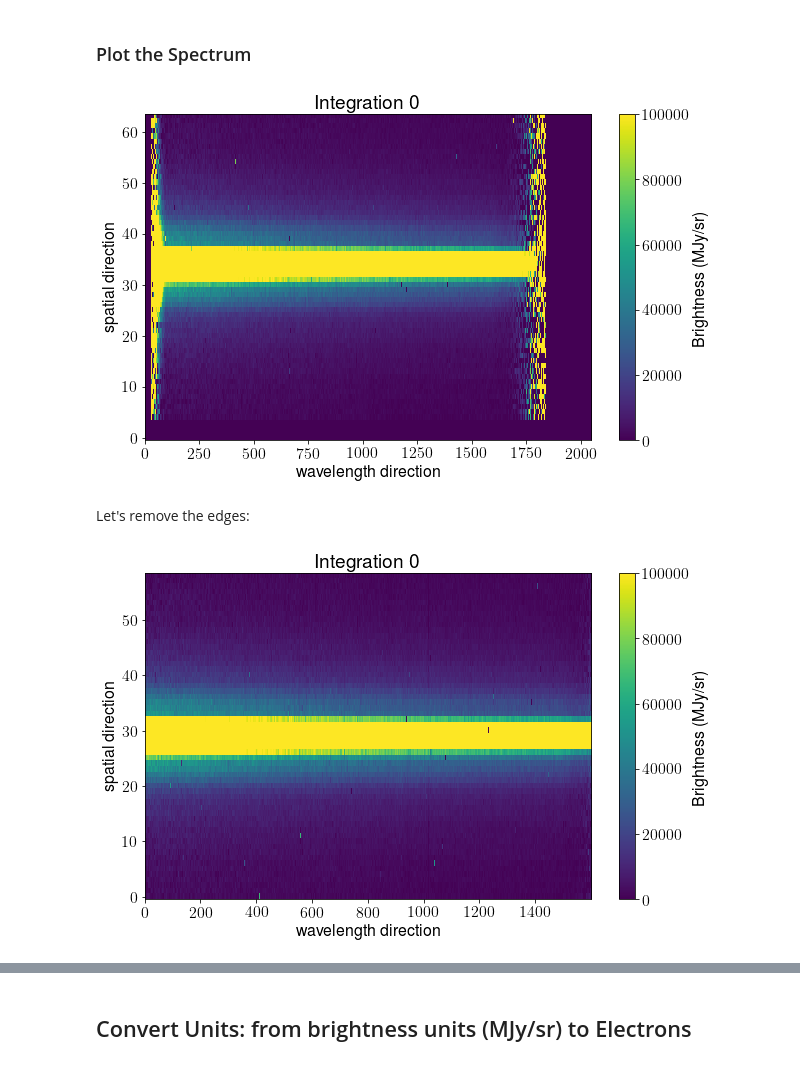
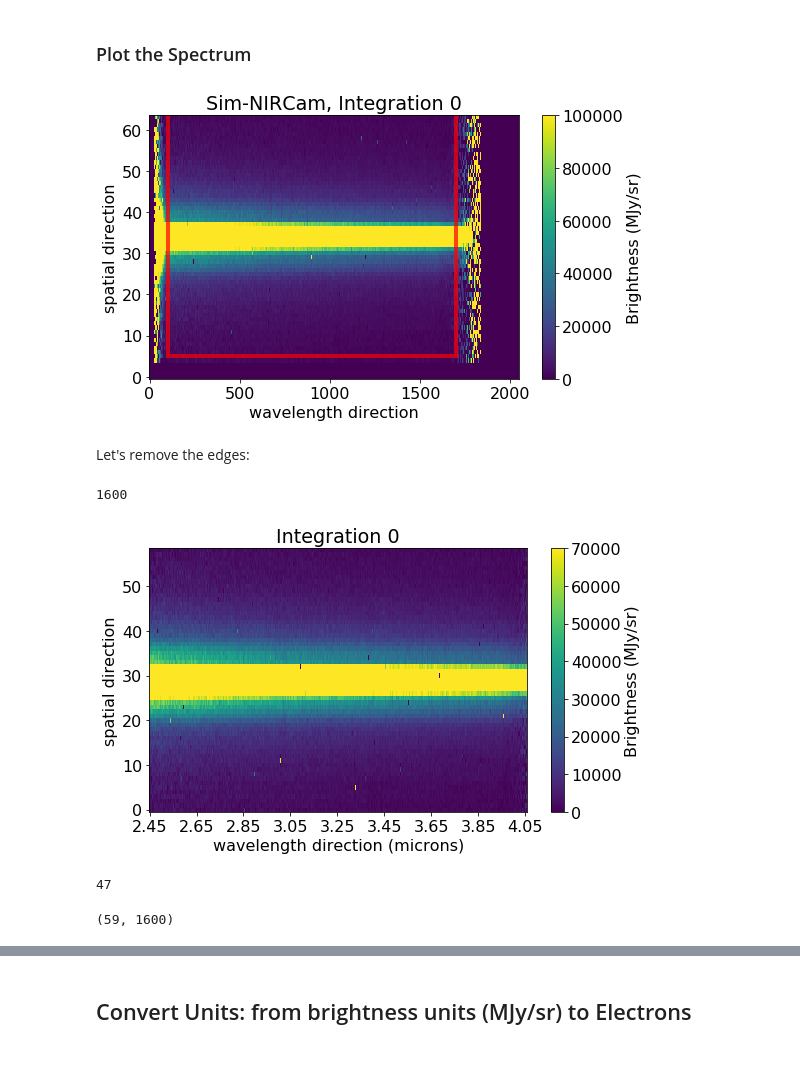
Before and after one commit to kevin218/Eureka, a Jupyter notebook: docs/source/intro.ipynb, the cells around one changed output, grey strips where cells are left out. Drawn from its saved outputs; the diff is of its cells as text; code cells hidden in the pictures.

```diff
--- a/docs/source/intro.ipynb
+++ b/docs/source/intro.ipynb
@@ -167,20 +167,35 @@ mhdr['INTEND']
 ## Trim data to subarray region of interest
 # %% [markdown]
 ### Plot the Spectrum
+# %%
+xwindow=[100,1700]
+ywindow=[5,64]
 # %%
-#print(d[1].data)
-fig, ax = plt.subplots(1,1,figsize=(10,6))
+import matplotlib.pyplot as plt
+import matplotlib.patches as patches
+
+plt.rcParams.update({'font.size': 16})
+
+fig, ax = plt.subplots(1,1,figsize=(8,5))
+
+rect = patches.Rectangle((xwindow[0],ywindow[0]),xwindow[1]-xwindow[0],ywindow[1]-ywindow[0], alpha=0.7, facecolor='none', edgecolor='red', lw=4)
+
+ax.add_patch(rect)
+
+
 
 im = ax.imshow(data[0], origin = 'lower', aspect='auto',  vmin=0, vmax=100000)
 fig.colorbar(im, label='Brightness (MJy/sr)')
 #plt.tight_layout()
-ax.set_title('Integration {0}'.format(0))
+ax.set_title('Sim-NIRCam, Integration {0}'.format(0))
 ax.set_xlabel('wavelength direction')
 ax.set_ylabel('spatial direction')
+plt.tight_layout()
+plt.savefig('xywindow.png', dpi=200)
 plt.show()
 plt.close()
 # %% [output]
-[figure, old version]
+[figure, new version]
 # %% [markdown]
 Let's remove the edges:
 # %%
@@ -191,16 +206,36 @@ subdata     = data    [:,ywindow[0]:ywindow[1],xwindow[0]:xwindow[1]]
 suberr      = err     [:,ywindow[0]:ywindow[1],xwindow[0]:xwindow[1]]
 subwave     = wave    [  ywindow[0]:ywindow[1],xwindow[0]:xwindow[1]]
 subv0       = v0      [:,ywindow[0]:ywindow[1],xwindow[0]:xwindow[1]]
+# %%
+len(subwave[0])
+# %% [output]
+1600
 # %%
-fig, ax = plt.subplots(1,1,figsize=(10,6))
+import matplotlib.pyplot as plt
+plt.rcParams.update({'font.size': 16})
 
-im = ax.imshow(subdata[0], origin = 'lower', aspect='auto',  vmin=0, vmax=100000)
+fig, ax = plt.subplots(1,1,figsize=(8,5))
+
+im = ax.imshow(subdata[0], origin = 'lower', aspect='auto',  vmin=0, vmax=70000)
 fig.colorbar(im, label='Brightness (MJy/sr)')
 #plt.tight_layout()
 ax.set_title('Integration {0}'.format(0))
-ax.set_xlabel('wavelength direction')
+ax.set_xlabel('wavelength direction (microns)')
 ax.set_ylabel('spatial direction')
+
+ax.set_xticks(np.arange(len(subwave[0]))[::199])
+ax.set_xticklabels(['{0:.2f}'.format(i) for i in subwave[0][::199]])
+plt.tight_layout()
+plt.savefig('stage2.png', dpi=250)
 plt.show()
 plt.close()
 # %% [output]
-[figure, old version]
+[figure, new version]
+# %%
+ap_y2
+# %% [output]
+47
+# %%
+subdata[0].shape
+# %% [output]
+(59, 1600)
```
Also changed, not shown: parts of 2 cells of this notebook.
